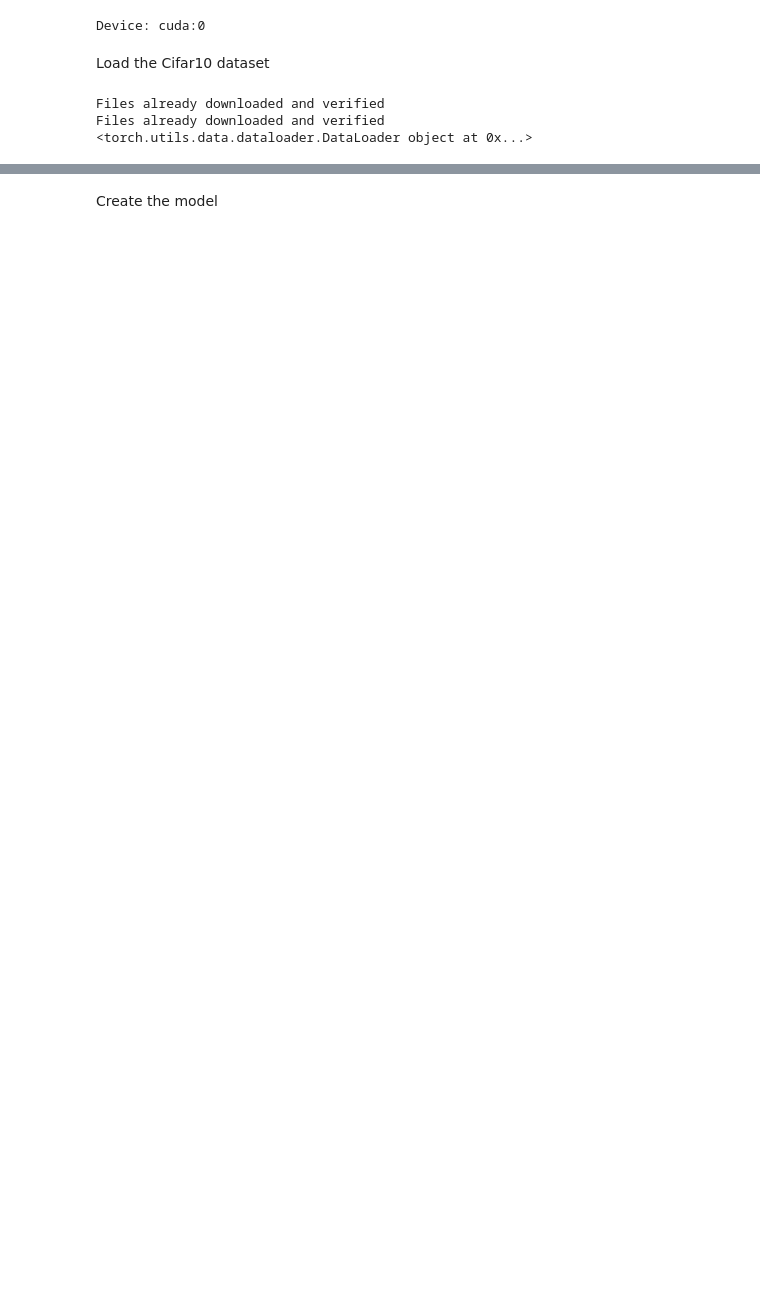
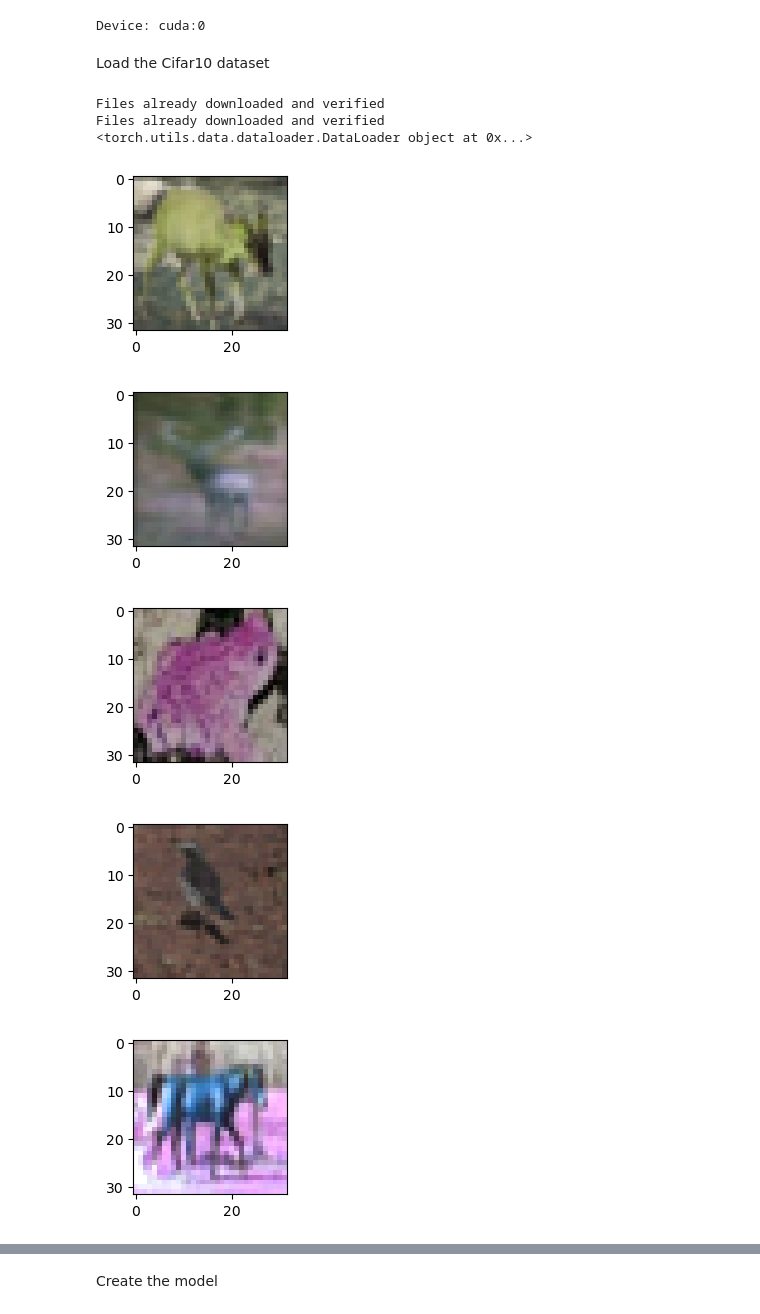
Before and after one commit to DanDan201/Cifar10-Classification, a Jupyter notebook: CNN_cifar10.ipynb, the cells around one changed output, grey strips where cells are left out. Cells and saved outputs as stored; diff of their text form; code cells hidden in the pictures; blank space fills up the shorter version.

```diff
--- a/CNN_cifar10.ipynb
+++ b/CNN_cifar10.ipynb
@@ -14,6 +16,16 @@ device = torch.device("cuda:0" if torch.cuda.is_available() else "cpu")
 print("Device: {}".format(device))
 # %% [output]
 Device: cuda:0
+# %%
+def apply(img, aug, num_rows=2, num_cols=4, scale=1.5):
+    Y = [aug(img) for _ in range(num_rows * num_cols)]
+    plt.imshow(Y[num_rows][num_cols])
+
+augs = torchvision.transforms.Compose([
+    T.ColorJitter(brightness=0.5, contrast = 0, saturation=0.5, hue = 0.5),
+    T.RandomHorizontalFlip(),
+    T.ToTensor()
+])
 # %% [markdown]
 Load the Cifar10 dataset
 # %%
@@ -23,11 +35,12 @@ batch_size_test = 64
 train_data = torchvision.datasets.CIFAR10(root = './data',
                                           train = True,
                                           download=True,
-                                          transform=torchvision.transforms.ToTensor())
+                                          transform=augs)
 test_data = torchvision.datasets.CIFAR10(root = './data',
                                           train = False,
                                           download=True,
-                                          transform=torchvision.transforms.ToTensor())
+                                          transform=T.ToTensor())
+
 train_loader = torch.utils.data.DataLoader(train_data,batch_size = batch_size_train, shuffle = True)
 test_loader = torch.utils.data.DataLoader(test_data, batch_size = batch_size_test, shuffle = True)
 print(train_loader)
@@ -35,3 +48,20 @@ print(train_loader)
 Files already downloaded and verified
 Files already downloaded and verified
 <torch.utils.data.dataloader.DataLoader object at 0x...>
+# %%
+def imshow(img):
+    plt.figure(figsize=(2,2))
+    npimg = img.numpy()
+    plt.imshow(np.transpose(npimg,(1,2,0)))
+
+dataiter = iter(train_loader)
+images, labels = next(dataiter)
+
+for i in range(10):
+    imshow(torchvision.utils.make_grid(images[i]))
+# %% [output]
+[figure, added]
+[figure, added]
+[figure, added]
+[figure, added]
+[figure, added]
```
Also changed, not shown: parts of 7 cells of this notebook.
